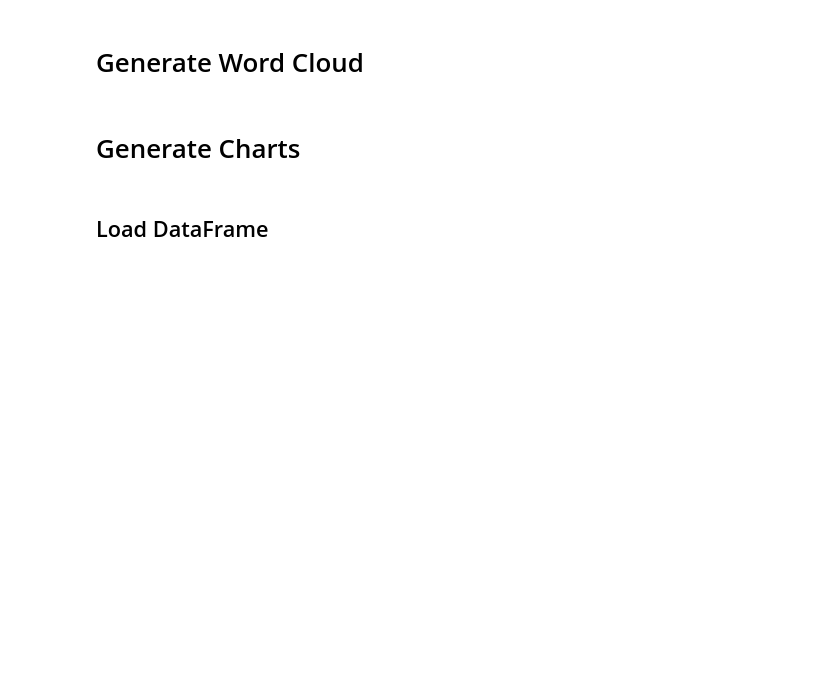
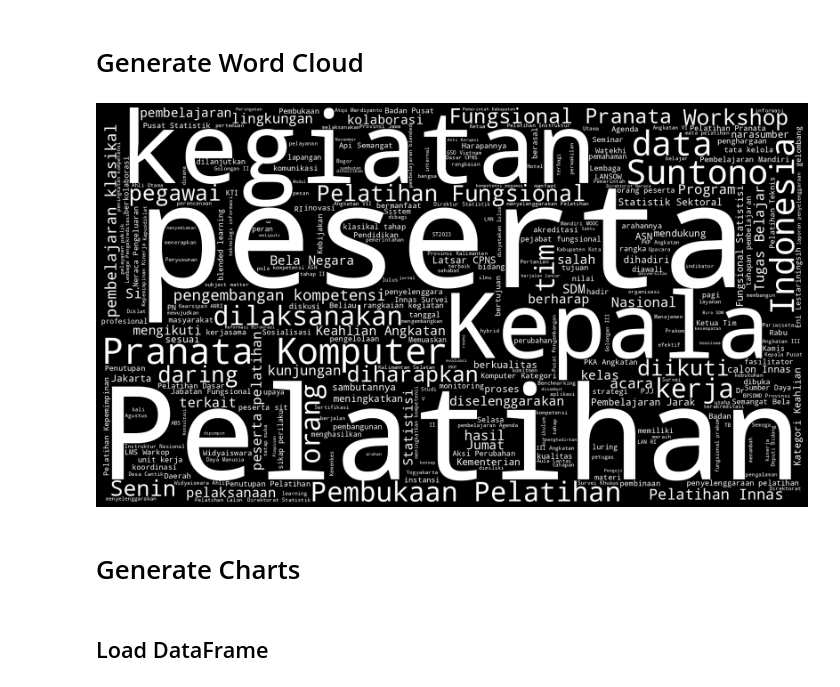
Before and after one commit to arguto1993/wordcloud-berita-pusdiklat-bps-2023, a Jupyter notebook: WordCloud_Berita2600.ipynb, the cells around one changed output. Cells and saved outputs as stored; diff of their text form; code cells hidden in the pictures; blank space fills up the shorter version.

```diff
--- a/WordCloud_Berita2600.ipynb
+++ b/WordCloud_Berita2600.ipynb
@@ -47,11 +49,11 @@ def download_file_from_drive(file_id, filename):
         return False
 
 # Download stopwords-id.txt
-if download_file_from_drive("1EyhKHCCAJOHBA_iicz4ry-VLcu3RmXZE", "stopwords-id.txt"):
-    with open("stopwords-id.txt", "r") as f:
+if download_file_from_drive("1EyhKHCCAJOHBA_iicz4ry-VLcu3RmXZE", "stopwords/stopwords-id.txt"):
+    with open("stopwords/stopwords-id.txt", "r") as f:
         stopwords_id = f.read().splitlines()
 
 # Download stopwords-p.txt
-if download_file_from_drive("12ZjGx05K3FfSeKPyMYhhalrldZHR6Zaz", "stopwords-p.txt"):
-    with open("stopwords-p.txt", "r") as f:
+if download_file_from_drive("12ZjGx05K3FfSeKPyMYhhalrldZHR6Zaz", "stopwords/stopwords-p.txt"):
+    with open("stopwords/stopwords-p.txt", "r") as f:
         stopwords_p = f.read().splitlines()
@@ -72,7 +79,7 @@ GSHEET_URL_XLSX = f"https://drive.google.com/uc?id={file_id}&export=download"
 # Download the file using requests
 response = requests.get(GSHEET_URL_XLSX, stream=True)
 
-with open("berita2600konten.xlsx", 'wb') as f:
+with open("data/berita2600konten.xlsx", 'wb') as f:
     try:
         # for chunk in response.iter_content(chunk_size=2048):
         for chunk in response.iter_content(chunk_size=4048):
@@ -80,11 +87,7 @@ with open("berita2600konten.xlsx", 'wb') as f:
         print("Data download and writing complete!")
     except Exception as e:
         print("An error occurred during download:", e)
-        # Implement error-handling logic here (e.g., retrying, logging)
-
-# Specify the engine based on the file format
-engine = 'openpyxl'  # For .xlsx files
-# engine = 'xlrd'  # For older .xls files
 
 # Read the Excel file using the specified engine
-data = pd.read_excel("berita2600konten.xlsx", sheet_name="data_c3", engine=engine)
+data = pd.read_excel("data/berita2600konten.xlsx", sheet_name="data_c3")
+print("DataFrame ready")
@@ -114,45 +146,37 @@ print("List of words (using nltk):", list_words)
 # %% [markdown]
 # Generate Word Cloud
 # %%
-import numpy as np
-import matplotlib.pyplot as plt
-from wordcloud import WordCloud, ImageColorGenerator
-from PIL import Image
-
 # Function to set text color to white
-def white_color_func(word, font_size, position, orientation, random_state=None, **kwargs):
+def white_color_func(word, font_size, position, orientation, random_state=26, **kwargs):
     return "white"
 
-# Load PNG image as a mask
-# mask = np.array(Image.open("shape.png"))
-
-# clean_text_string = data["konten_clean"].str.cat()
 clean_text_string = data["konten_clean"].str.cat(sep=" ")
 
 # Tokenize the text using nltk
 words = word_tokenize(clean_text_string)
 
 # Join the tokenized words into a string
 word_string = " ".join(words)
 
 # Generate word cloud with nltk-tokenized text
 wordcloud = WordCloud(
     background_color="black",
     max_words=4000,
     stopwords=stopwords_c,
     width=1600,
     height=900,
-    contour_width=5,  # This should work now
-    contour_color="black",  # This should also work now
     color_func=white_color_func,
-    # mask=mask,
+    relative_scaling=0.5,
+    min_font_size=10,
 ).generate(word_string)
 
-# Generate and display the word cloud
-plt.figure(figsize=(16, 9))
-plt.imshow(wordcloud, interpolation="bilinear")
-plt.axis("off")
+# Display the word cloud
+fig, ax = plt.subplots(figsize=(16, 9), facecolor='black')
+ax.imshow(wordcloud, interpolation="bilinear")
+ax.axis("off")
+ax.set_facecolor('black')
+fig.patch.set_facecolor('black')
+plt.tight_layout(pad=0)
 plt.show()
-
-# Save the word cloud as an image
-wordcloud.to_file("wordcloud_berita2600_2023.png")
+# %% [output]
+[figure, added]
```
Also changed, not shown: parts of 30 cells of this notebook.
